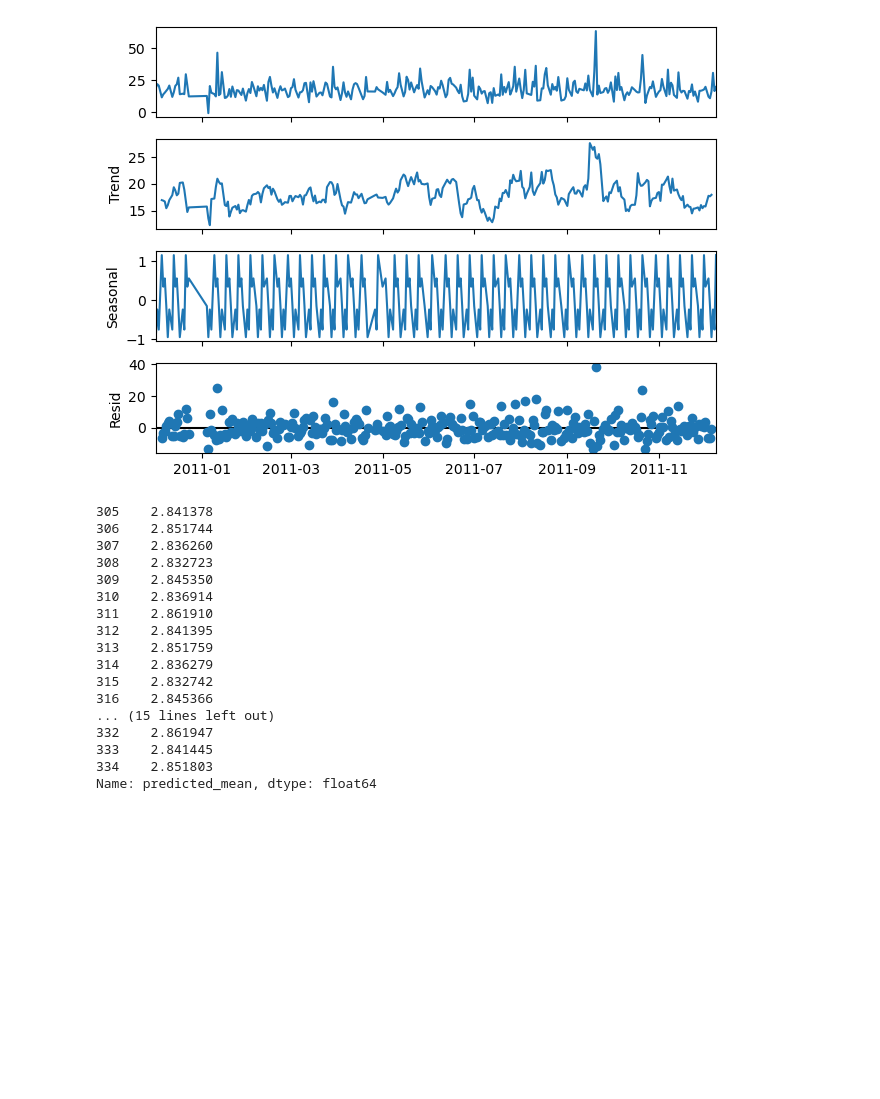
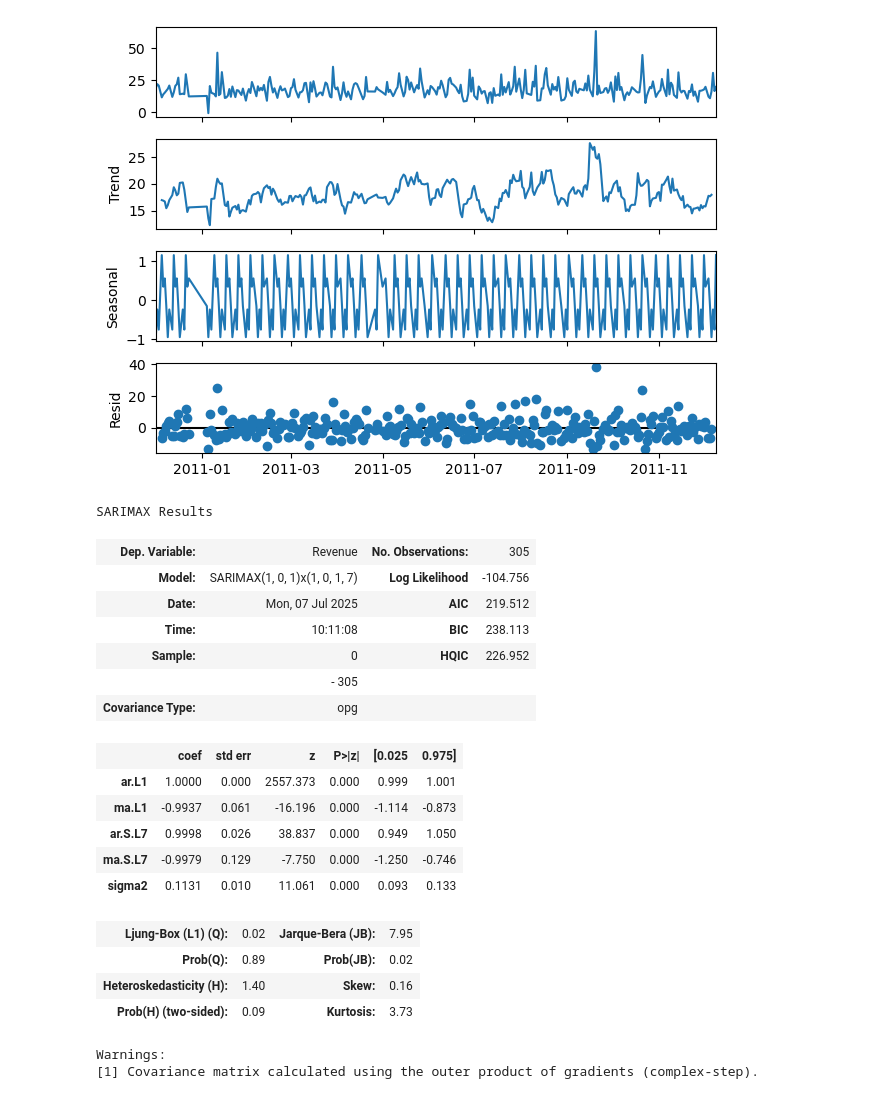
Before and after one commit to am-alibee/retailsales_forecasting, a Jupyter notebook: time_series_forecast.ipynb, the cells around one changed output. Drawn from its saved outputs; the diff is of its cells as text; code cells hidden in the pictures; blank space fills up the shorter version.

```diff
--- a/time_series_forecast.ipynb
+++ b/time_series_forecast.ipynb
@@ -76,29 +75,31 @@ plt.show()
 # %%
 model = SARIMAX(
     np.log(df),
     order =(1,0,1),
     seasonal_order=(1,0,1,7)
 )
 
 results = model.fit()
-forecast = results.get_forecast(steps=30)
-forecast.predicted_mean
+results.summary()
 # %% [output]
-305    2.841378
-306    2.851744
-307    2.836260
-308    2.832723
-309    2.845350
-310    2.836914
-311    2.861910
-312    2.841395
-313    2.851759
-314    2.836279
-315    2.832742
-316    2.845366
-... (15 lines left out)
-332    2.861947
-333    2.841445
-334    2.851803
-Name: predicted_mean, dtype: float64
+SARIMAX Results
+| Dep. Variable: | Revenue | No. Observations: | 305 |
+| Model: | SARIMAX(1, 0, 1)x(1, 0, 1, 7) | Log Likelihood | -104.756 |
+| Date: | Mon, 07 Jul 2025 | AIC | 219.512 |
+| Time: | 10:11:08 | BIC | 238.113 |
+| Sample: | 0 | HQIC | 226.952 |
+|  | - 305 |  |  |
+| Covariance Type: | opg |  |  |
+|  | coef | std err | z | P>|z| | [0.025 | 0.975] |
+| ar.L1 | 1.0000 | 0.000 | 2557.373 | 0.000 | 0.999 | 1.001 |
+| ma.L1 | -0.9937 | 0.061 | -16.196 | 0.000 | -1.114 | -0.873 |
+| ar.S.L7 | 0.9998 | 0.026 | 38.837 | 0.000 | 0.949 | 1.050 |
+| ma.S.L7 | -0.9979 | 0.129 | -7.750 | 0.000 | -1.250 | -0.746 |
+| sigma2 | 0.1131 | 0.010 | 11.061 | 0.000 | 0.093 | 0.133 |
+| Ljung-Box (L1) (Q): | 0.02 | Jarque-Bera (JB): | 7.95 |
+| Prob(Q): | 0.89 | Prob(JB): | 0.02 |
+| Heteroskedasticity (H): | 1.40 | Skew: | 0.16 |
+| Prob(H) (two-sided): | 0.09 | Kurtosis: | 3.73 |
+Warnings:
+[1] Covariance matrix calculated using the outer product of gradients (complex-step).
 # %%
```
Also changed, not shown: parts of 6 cells of this notebook.
